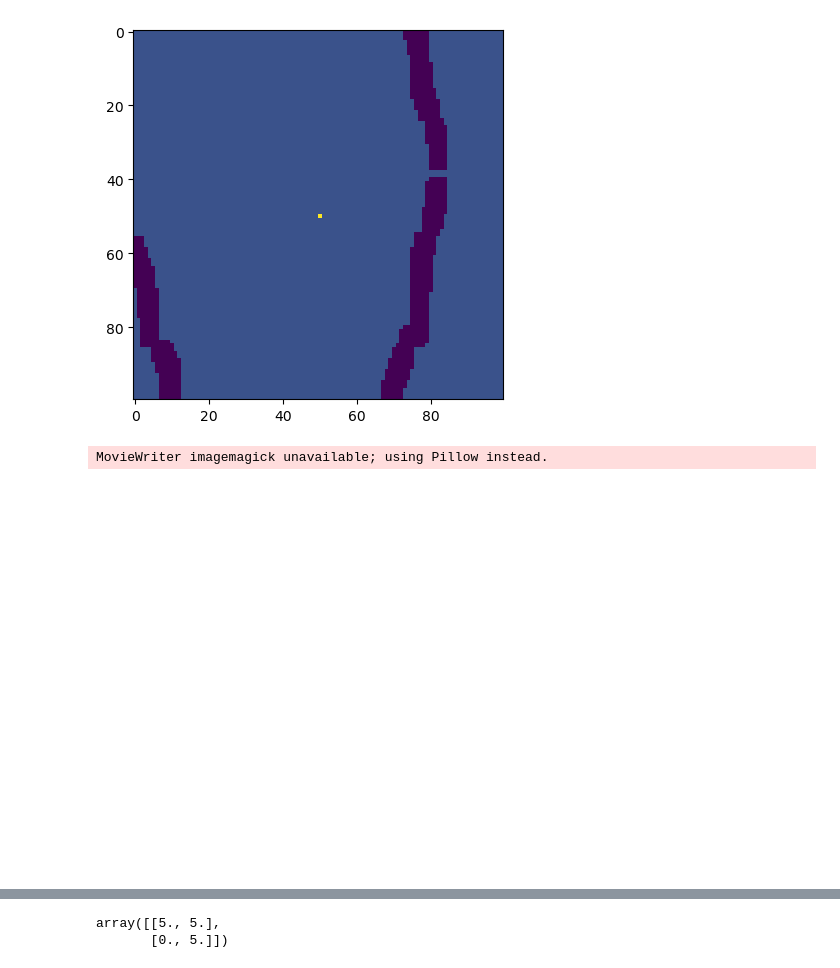
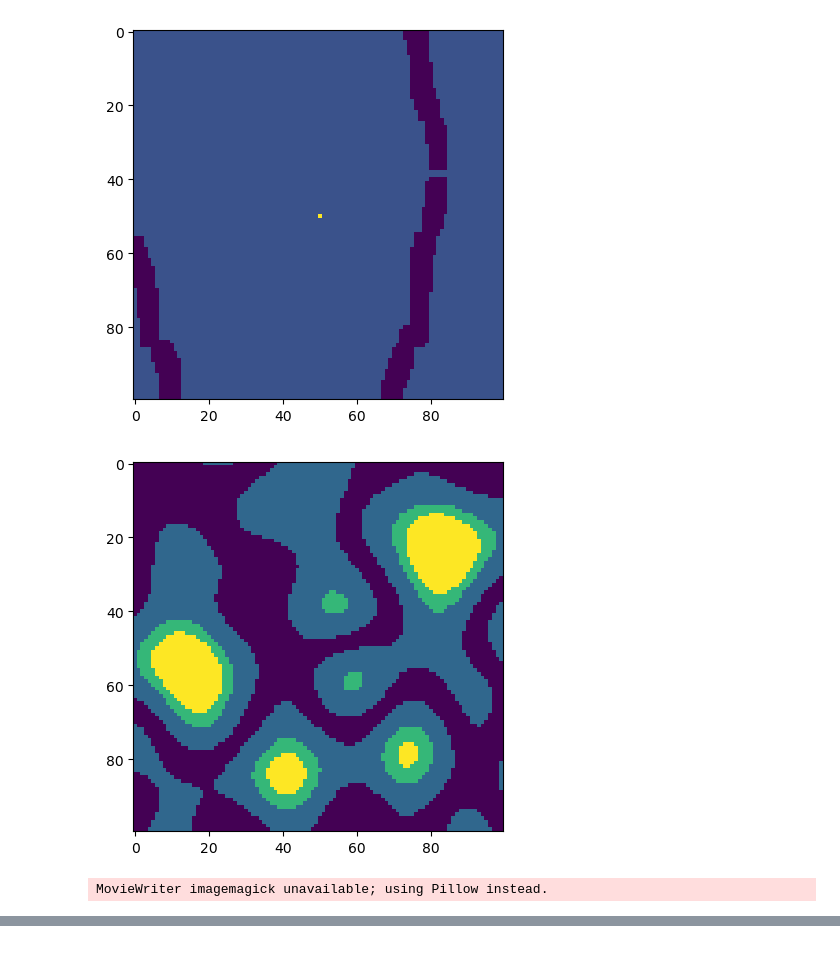
Before and after one commit to louismac123/forest-fires, a Jupyter notebook: forest_fire.ipynb, the cells around one changed output, grey strips where cells are left out. Saved outputs shown, nothing was run; the diff lists cells and outputs as text; code cells hidden in the pictures.

```diff
--- a/forest_fire.ipynb
+++ b/forest_fire.ipynb
@@ -26,6 +27,21 @@ def start_fire_grid(grid,p=0.0001,burning_time=10):
     M[grid>0] = -1 #inflammable
     count_down[M==3] = burning_time
     return M,count_down
+# %%
+def generate_species(m,n):
+    noise = PerlinNoise(octaves=3)
+    xpix, ypix = m, n
+    pic = [[noise([i/xpix, j/ypix]) for j in range(xpix)] for i in range(ypix)]
+    pic = np.array(pic)
+    pic = np.abs(pic)
+    species = np.zeros([m,n])
+
+    max_noise = np.max(pic)
+    species[(pic<max_noise/2) & (pic>max_noise/6)] = 1
+    species[(pic<max_noise/3*2) & (pic>max_noise/2)] = 2
+    species[pic>max_noise/3*2] = 3
+
+    return species
 # %%
 def burning_prob(wind_dir): #[0,1] from south [1,0] from east
 
@@ -50,8 +66,8 @@ def burning_prob(wind_dir): #[0,1] from south [1,0] from east
     for i in range(6):
         if distance[i]>np.pi:
             distance[i] = 2*np.pi - distance[i]
-        prob[i] = random.uniform(1-distance[i]/np.pi,1)
-        #prob[i] = random.uniform(1-np.sin(distance[i]/2),1)
+        #prob[i] = random.uniform(1-distance[i]/np.pi,1)
+        prob[i] = random.uniform(1-np.sin(distance[i]/2),1)
 
     return prob
 
@@ -73,7 +89,7 @@ def if_burning_around(M,i,j,wind_dir): #simplest
     m = np.size(M,0) #size
     n = np.size(M,1)
     prob = burning_prob(wind_dir)
-    tol = 0.7
+    tol = 0.9
 
     if i%2==0 :
         if i!=0 and M[i-1,j] == 3 and prob[0]>tol: #1
@@ -105,7 +121,7 @@ def if_burning_around(M,i,j,wind_dir): #simplest
     if tmp==1 : return True
     else: return False
 # %%
-def update(M,count_down,density,burning_time = 10,growing_time = 50,wind_dir=[0,0]):
+def update(M,count_down,species,burning_time = 10,growing_time = 50,wind_dir=[0,0]):
     m = np.size(M,0) #size
     n = np.size(M,1)
     M_copy = np.zeros([m,n])
@@ -118,7 +134,8 @@ def update(M,count_down,density,burning_time = 10,growing_time = 50,wind_dir=[0,
             if(M[i,j]==0): #flammable
                 if(if_burning_around(M,i,j,wind_dir)):
                     M_copy[i,j] = 3
-                    count_down_copy[i,j] = burning_time*density[i,j]
+                    #count_down_copy[i,j] = burning_time*density[i,j]
+                    count_down_copy[i,j] = burning_time[int(species[i,j])]
             elif(M[i,j]==3 and count_down_copy[i,j]==0):#burning
                 #burnt time reached
                 M_copy[i,j] = 2 #burnt
@@ -126,7 +143,8 @@ def update(M,count_down,density,burning_time = 10,growing_time = 50,wind_dir=[0,
                 M_copy[i,j] = 3
             elif(M[i,j]==2): #burnt
                 M_copy[i,j] = 1 #growing
-                count_down_copy[i,j] = np.random.randint(growing_time-10,growing_time+10)
+                #count_down_copy[i,j] = np.random.randint(growing_time-10,growing_time+10)
+                count_down_copy[i,j] = growing_time[int(species[i,j])]
             elif(M[i,j]==1 and count_down_copy[i,j]==0):
                 M_copy[i,j] = 0 #flammable
             elif(M[i,j]==1 and count_down_copy[i,j]!=0):
@@ -209,27 +225,36 @@ KeyboardInterrupt:
 # %%
 M,count_down = start_fire_grid(grid)
 M[50,50] = 3
 count_down[50,50] = 2
 plt.imshow(M)
 plt.show()
 #density = np.random.randint(1,6,size=(m,n))
 m = np.size(M,0)
 n = np.size(M,1)
-density = np.zeros([m,n])+1
+#density = np.zeros([m,n])+1
+species = generate_species(m,n)
+plt.imshow(species)
+plt.show()
+burning_time = [3,5,8,10]
+growing_time = [10,20,40,100]
+
+M_series = []
 
 fig, ax = plt.subplots()
 artists = []
 N = 100
 
 for i in range(N):
-    M,count_down = update(M,count_down,density,burning_time=5,wind_dir=[1,-1])
+    M,count_down = update(M,count_down,species,burning_time,growing_time,wind_dir=[2,2])
+    M_series.append(M)
 
     line = plot_M(M,ax)
     artists.append([line])
 
+np.save('output.npy',M_series)
 anim = ArtistAnimation(fig, artists)
 anim.save('fire_density_small.gif', writer='imagemagick')
 # %% [output]
 [figure]
+[figure, new version]
 MovieWriter imagemagick unavailable; using Pillow instead.
-[figure, old version]
@@ -236,8 +261,0 @@ MovieWriter imagemagick unavailable; using Pillow instead.
-# %%
-test = np.array([[2,2],[3,2]])
-test2 = np.zeros([2,2])
-test2[test==2] = 5
-test2
-# %% [output]
-array([[5., 5.],
-       [0., 5.]])
```
Also changed, not shown: parts of 3 cells of this notebook, 2 other files.
